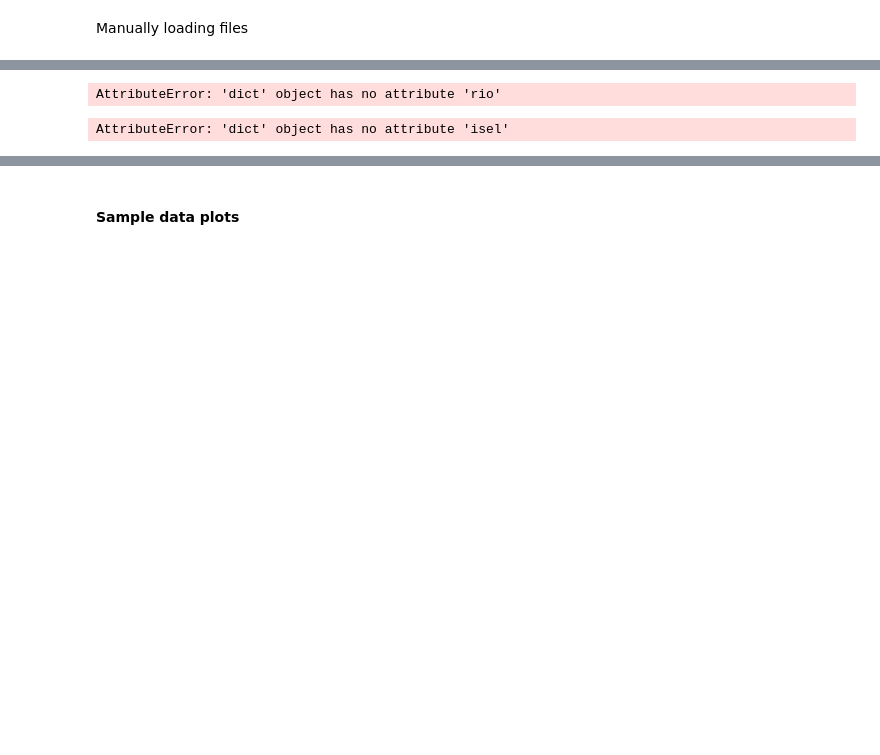
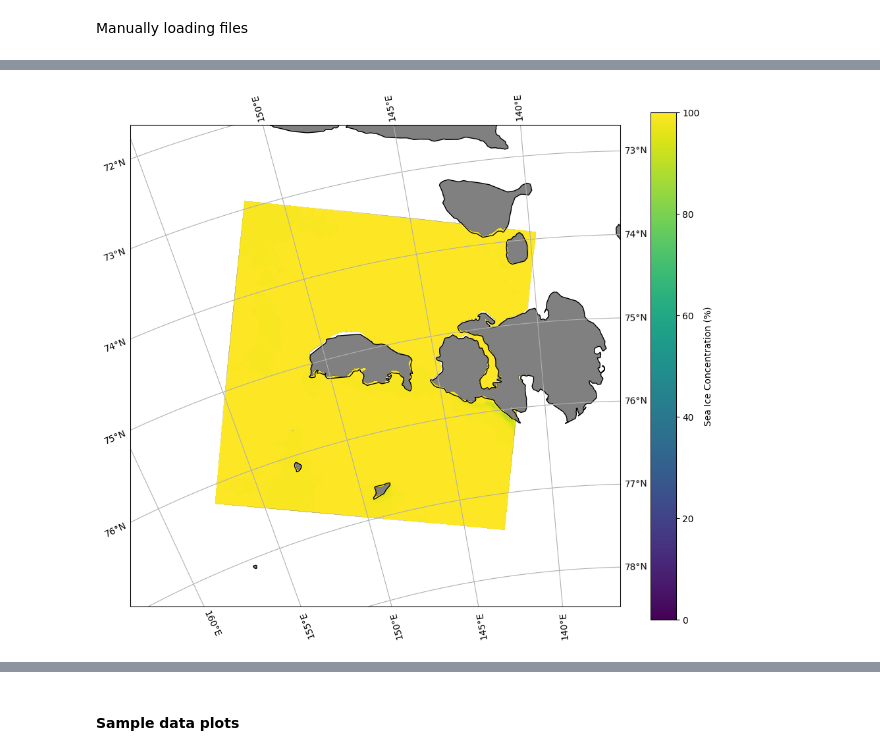
Before and after one commit to NinnaL/Master-thesis---Super-resolution-sea-ice-concentration-using-generative-AI, a Jupyter notebook: Code/data_explorer.ipynb, the cells around one changed output, grey strips where cells are left out. Saved outputs shown, nothing was run; the diff lists cells and outputs as text; code cells hidden in the pictures; blank space fills up the shorter version.

```diff
--- a/Code/data_explorer.ipynb
+++ b/Code/data_explorer.ipynb
@@ -97,71 +76,43 @@ AMSR2 variable: error
-# %%
-import rioxarray
-import cartopy.crs as ccrs
-from rasterio.enums import Resampling
-
-
-# 3. Handle the GCPs (The "Warp" Step)
-# This is what converts the 'Identity' (0,0 to 5228, 1517) into real meters.
-# We force it to EPSG:3411 to match your metadata.
-ds_sic = ds_sic.rio.reproject(
-    "EPSG:3411",
-    resampling=Resampling.bilinear
-)
-
-# 4. Clean up the dimensions
-# open_rasterio often adds a 'band' dimension of length 1.
-# Squeezing makes it a 2D array (y, x), which is easier to work with.
-# if 'band' in ds_sic.dims:
-#     ds_sic = ds_sic.squeeze('band', drop=True)
-
-# 5. Verify the fix
-print(f"New CRS: {ds_sic.rio.crs}")
-print(f"New Real-World Bounds: {ds_sic.rio.bounds()}")
-# %% [output]
-AttributeError: 'dict' object has no attribute 'rio'
 # %%
-import matplotlib.pyplot as plt
-import cartopy.crs as ccrs
-import numpy as np
-
-# 1. Define the Data Projection (Source)
-# Based on your spatial_ref: Central Meridian -45, Latitude of Origin 70
 data_crs = ccrs.Stereographic(
     central_latitude=90,
     central_longitude=-45,
-    true_scale_latitude=70
+    true_scale_latitude=ds_sic['standard_parallel']
 )
-plot_data = ds_sic.isel(band =1)
-# 2. Setup the Figure
+
 fig = plt.figure(figsize=(12, 10))
 ax = plt.axes(projection=ccrs.NorthPolarStereo(central_longitude=-45))
 
-# 3. Use your New Real-World Bounds to zoom in
-# Format: [minx, maxx, miny, maxy]
-# We add a 50km buffer so the edges aren't cut off
-minx, miny, maxx, maxy = ds_sic.rio.bounds()
-ax.set_extent([minx - 1000000, maxx + 1000000, miny - 1000000, maxy + 1000000], crs=data_crs)
+minx, miny, maxx, maxy = ds_sic['bbox']
+ax.set_extent([minx - 100000, maxx + 100000, miny - 100000, maxy + 100000], crs=data_crs)
 
-# 4. Add Geography
+# Add Geography
 ax.coastlines(resolution='10m', color='black', linewidth=1)
 ax.gridlines(draw_labels=True, dms=True, x_inline=False, y_inline=False)
 
-# 5. Plot the Data
-# We use imshow because the grid is now regular after reprojecting
-plot_data.plot.imshow(
-    ax=ax,
+ax.imshow(
+    ds_sic['band']['band_1'] ,
     transform=data_crs,
-    x='x', y='y',
-    cmap='Blues_r',
-    vmin=0, vmax=100, # Assuming SIC is 0-100%
-    cbar_kwargs={'label': 'Sea Ice Concentration (%)'}
+    extent=(minx, maxx, miny, maxy),
+    cmap='viridis',
+    vmin=0, vmax=100,
+    origin='upper',
+    zorder=1
 )
-import cartopy.feature as cfeature
+# plot_data.plot.imshow(
+#     ax=ax,
+#     transform=data_crs,
+#     x='x', y='y',
+#     cmap='Blues_r',
+#     vmin=0, vmax=100,
+#     cbar_kwargs={'label': 'Sea Ice Concentration (%)'}
+# )
 
-# Add this before plotting your data:
 ax.add_feature(cfeature.LAND, facecolor='gray', zorder=0)
+cb = fig.colorbar(ax.images[0], ax=ax, orientation='vertical')
+cb.set_label('Sea Ice Concentration (%)')
 
-plt.title("Fram Strait / Greenland Sea - Sea Ice (EPSG:3411)")
+# plt.title("Fram Strait / Greenland Sea - Sea Ice (EPSG:3411)")
 plt.show()
 # %% [output]
-AttributeError: 'dict' object has no attribute 'isel'
+[figure, added]
```
Also changed, not shown: parts of 15 cells of this notebook, 11 other files.
